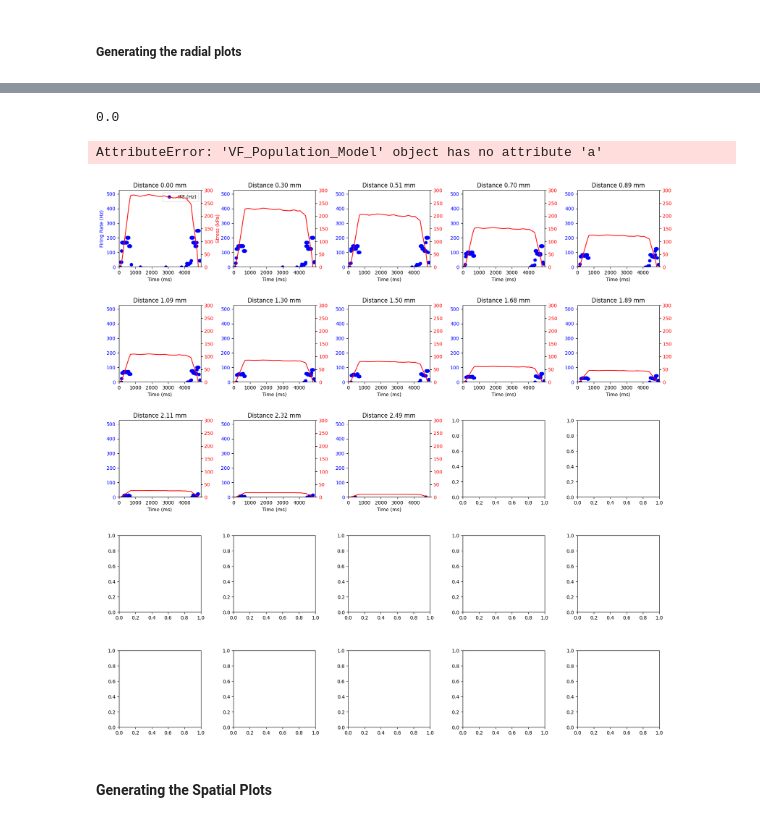
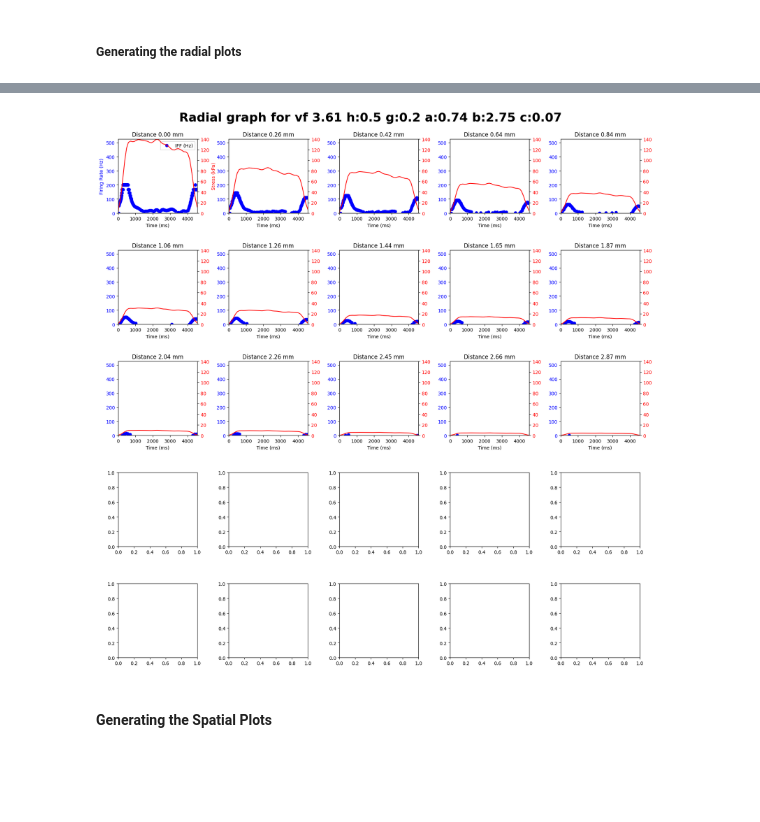
Before and after one commit to abhinavp5/NeuralEncodingModel, a Jupyter notebook: vf_popul_model.ipynb, the cells around one changed output, grey strips where cells are left out. Saved outputs shown, nothing was run; the diff lists cells and outputs as text; code cells hidden in the pictures; blank space fills up the shorter version.

```diff
--- a/vf_popul_model.ipynb
+++ b/vf_popul_model.ipynb
@@ -472,5 +691,5 @@ class VF_Population_Model:
 # %%
-vf_model = VF_Population_Model(4.17, "SA", scaling_factor= 1.0)
-vf_model.radial_stress_vf_model(.4,1)
+vf_model = VF_Population_Model(3.61, "SA", scaling_factor= 1.0)
+vf_model.radial_stress_vf_model(.2,.5)
 vf_model.run_single_unit_model_combined_graph()
 # %% [output]
@@ -494,6 +716,4 @@ WARNING:root:SPIKES COULD NOT BE GENERATED for distance 4.9
-0.0
-AttributeError: 'VF_Population_Model' object has no attribute 'a'
-[figure, old version]
+[figure, new version]
 # %% [markdown]
 
 #### Generating the Spatial Plots
```
Also changed, not shown: parts of 4 cells of this notebook, 5 other files.
